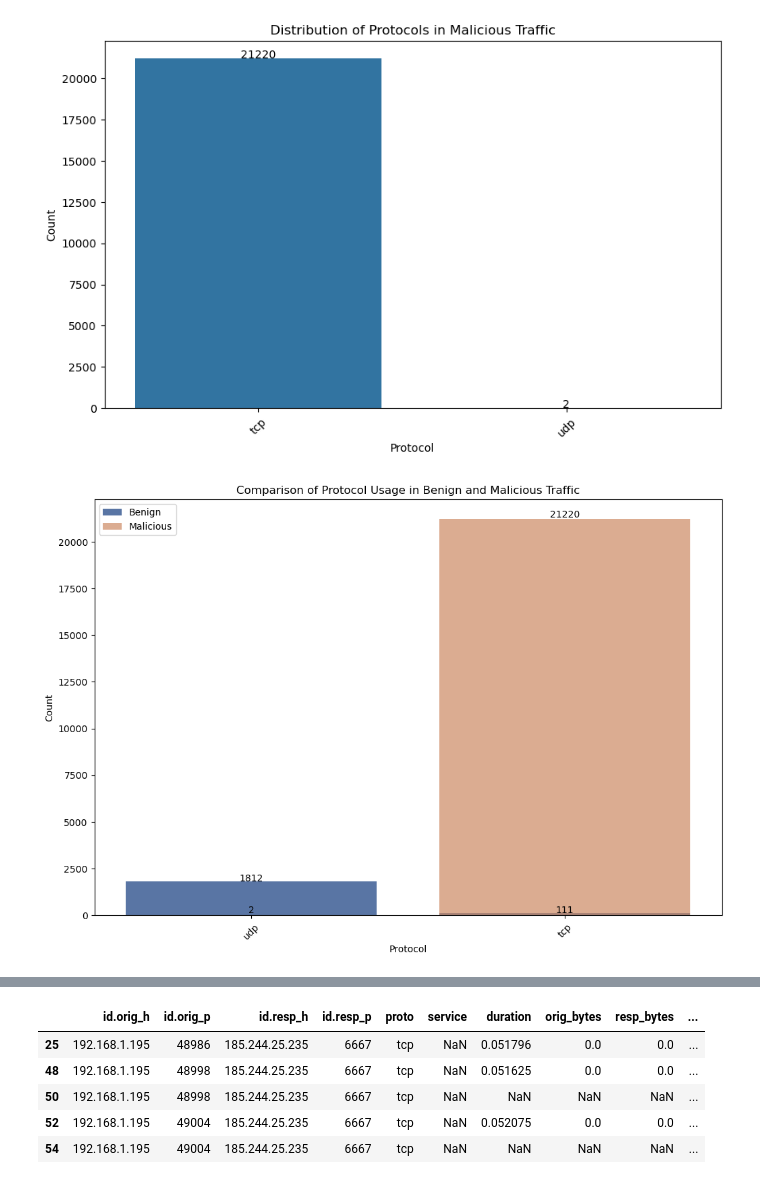
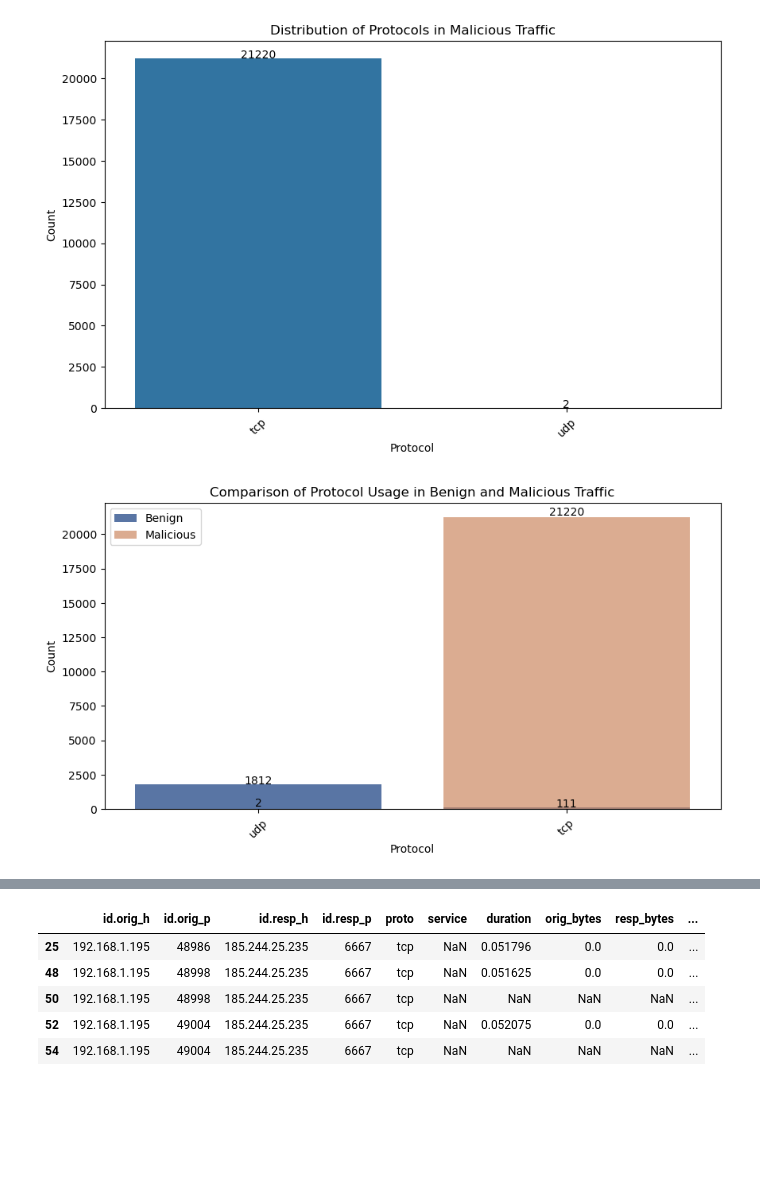
Before and after one commit to sdave777/Internet-of-Things_IDS_Data, a Jupyter notebook: Scratch.ipynb, the cells around one changed output, grey strips where cells are left out. Drawn from its saved outputs; the diff is of its cells as text; code cells hidden in the pictures; blank space fills up the shorter version.

```diff
--- a/Scratch.ipynb
+++ b/Scratch.ipynb
@@ -99,24 +99,24 @@ plt.show()
 # %%
 proto_counts = pd.merge(benign_proto_counts, malicious_proto_counts, on='proto', how='outer').fillna(0)
 
-plt.figure(figsize=(12, 8))
+plt.figure(figsize=(10, 5))
 ax = sns.barplot(data=proto_counts, x='proto', y='count_benign', color='#4c72b0', label='Benign')
 ax = sns.barplot(data=proto_counts, x='proto', y='count_malicious', color='#dd8452', label='Malicious', alpha=0.7)
 
 plt.title('Comparison of Protocol Usage in Benign and Malicious Traffic')
 plt.xlabel('Protocol')
 plt.ylabel('Count')
 plt.legend()
 
 plt.xticks(rotation=45)
 
 for index, row in proto_counts.iterrows():
     ax.text(row.name, row['count_benign'], int(row['count_benign']), color='black', ha="center")
     ax.text(row.name, row['count_malicious'], int(row['count_malicious']), color='black', ha="center", va='bottom')
 
 plt.show()
 # %% [output]
-[figure, old version]
+[figure, new version]
 # %%
 proto_counts = pd.merge(benign_proto_counts, malicious_proto_counts, on='proto', how='outer').fillna(0)
 proto_counts.columns = ['proto', 'count_benign', 'count_malicious']
```
Also changed, not shown: parts of 10 cells of this notebook, 8 other files.
